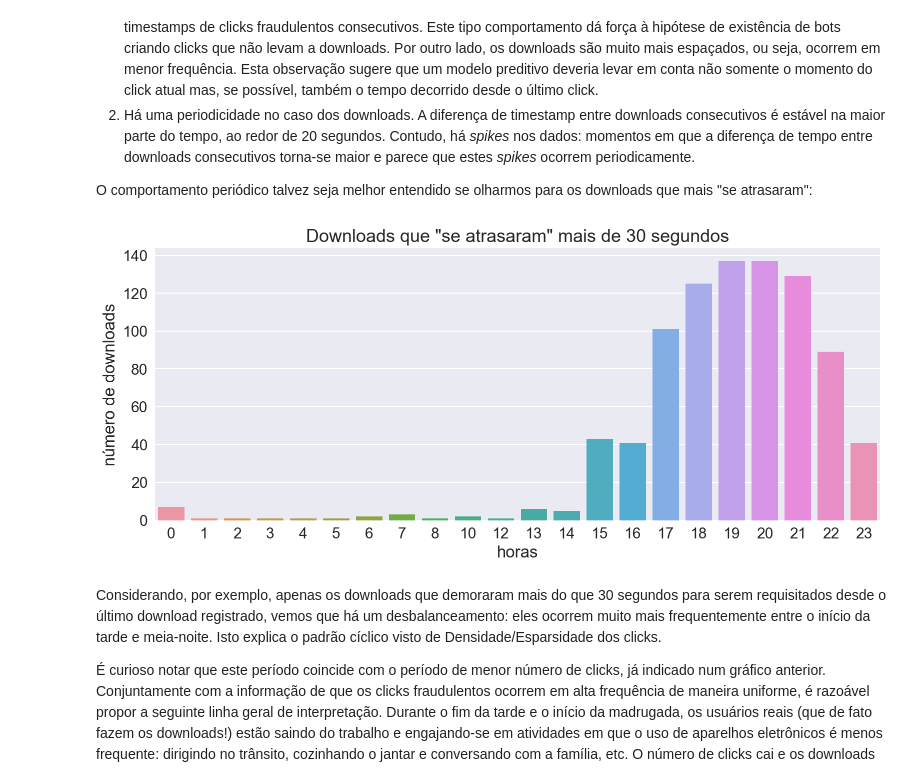
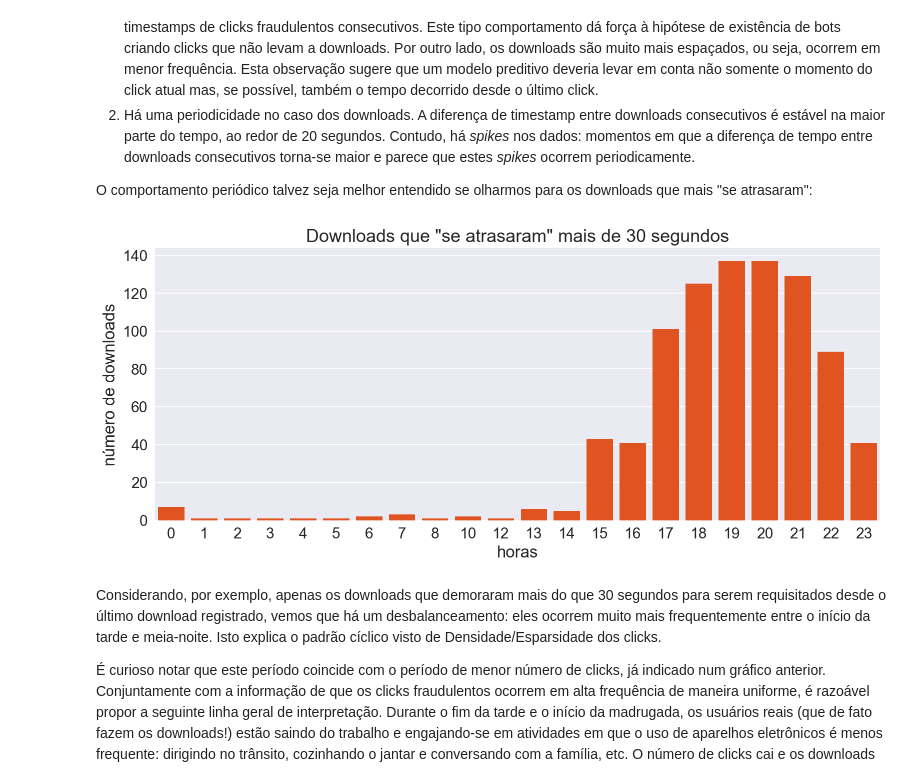
Before and after one commit to rgriva/Kaggle, a Jupyter notebook: EDA-Raul.ipynb, the cells around one changed output. Cells and saved outputs as stored; diff of their text form; code cells hidden in the pictures.

```diff
--- a/EDA-Raul.ipynb
+++ b/EDA-Raul.ipynb
@@ -249,14 +250,14 @@ O comportamento periódico talvez seja melhor entendido se olharmos para os down
 # %%
 limit = 30;
 lazy_ones = train[train['total_dif_1'] > limit][['total_dif_1', 'hours']].groupby('hours').agg('count')
 lazy_ones.index.name = 'horas'
 lazy_ones.columns = ['número de downloads']
 fig, axs = plt.subplots(figsize = (13,5))
-sns.barplot(x = lazy_ones.index, y = 'número de downloads', data = lazy_ones, hue = None, #color = 'orangered',
+sns.barplot(x = lazy_ones.index, y = 'número de downloads', data = lazy_ones, hue = None, color = 'orangered',
                  ax = axs);
 axs.set_title('Downloads que "se atrasaram" mais de ' + str(limit) + ' segundos');
 # %% [output]
-[figure, old version]
+[figure, new version]
 # %% [markdown]
 Considerando, por exemplo, apenas os downloads que demoraram mais do que 30 segundos para serem requisitados desde o último download registrado, vemos que há um desbalanceamento: eles ocorrem muito mais frequentemente entre o início da tarde e meia-noite. Isto explica o padrão cíclico visto de Densidade/Esparsidade dos clicks.
 
```
Also changed, not shown: parts of 10 cells of this notebook.
